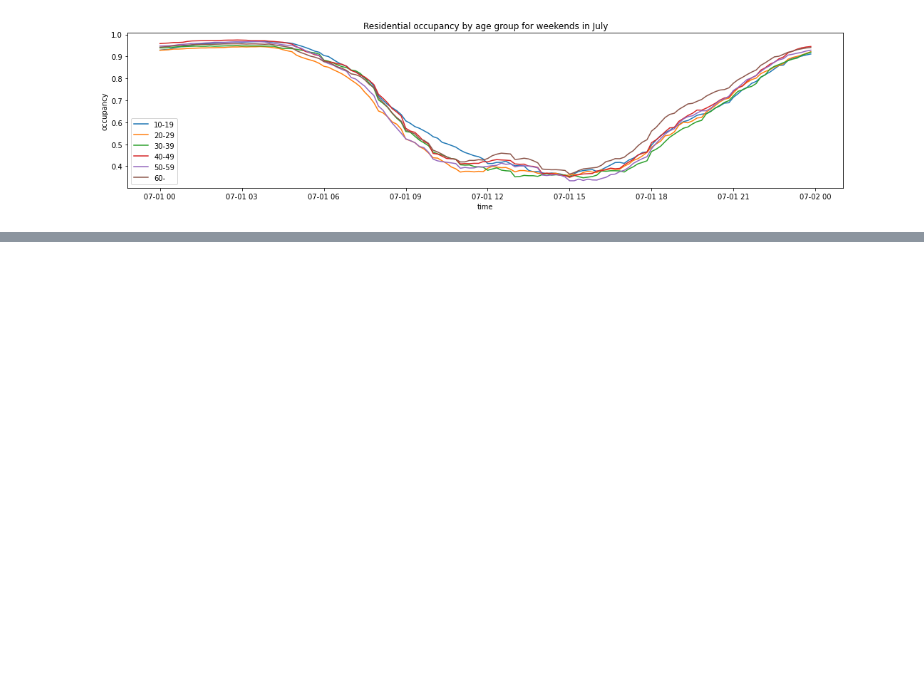
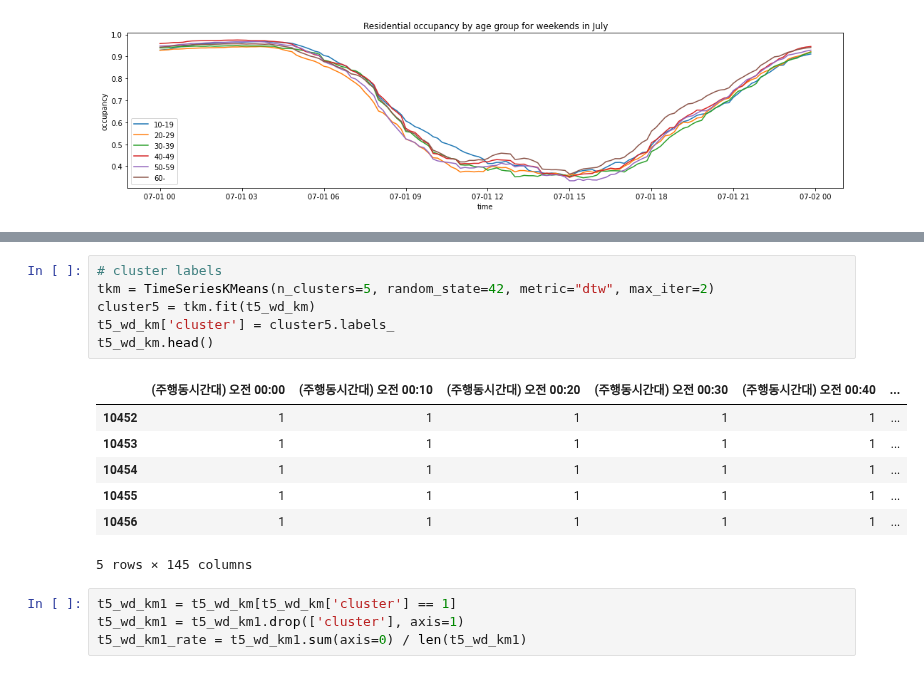
Before and after one commit to mini3713/mini3713, a Jupyter notebook: occupancy/clustering_by_age,_month.ipynb, the cells around one changed output, grey strips where cells are left out. Drawn from its saved outputs; the diff is of its cells as text; blank space fills up the shorter version.

```diff
--- a/occupancy/clustering_by_age,_month.ipynb
+++ b/occupancy/clustering_by_age,_month.ipynb
@@ -103,0 +140,18 @@ plt.show()
+# %%
+# cluster labels
+tkm = TimeSeriesKMeans(n_clusters=5, random_state=42, metric="dtw", max_iter=2)
+cluster5 = tkm.fit(t5_wd_km)
+t5_wd_km['cluster'] = cluster5.labels_
+t5_wd_km.head()
+# %% [output]
+|  | (주행동시간대) 오전 00:00 | (주행동시간대) 오전 00:10 | (주행동시간대) 오전 00:20 | (주행동시간대) 오전 00:30 | (주행동시간대) 오전 00:40 | ... |
+| 10452 | 1 | 1 | 1 | 1 | 1 | ... |
+| 10453 | 1 | 1 | 1 | 1 | 1 | ... |
+| 10454 | 1 | 1 | 1 | 1 | 1 | ... |
+| 10455 | 1 | 1 | 1 | 1 | 1 | ... |
+| 10456 | 1 | 1 | 1 | 1 | 1 | ... |
+5 rows × 145 columns
+# %%
+t5_wd_km1 = t5_wd_km[t5_wd_km['cluster'] == 1]
+t5_wd_km1 = t5_wd_km1.drop(['cluster'], axis=1)
+t5_wd_km1_rate = t5_wd_km1.sum(axis=0) / len(t5_wd_km1)
```
Also changed, not shown: parts of 5 cells of this notebook.
